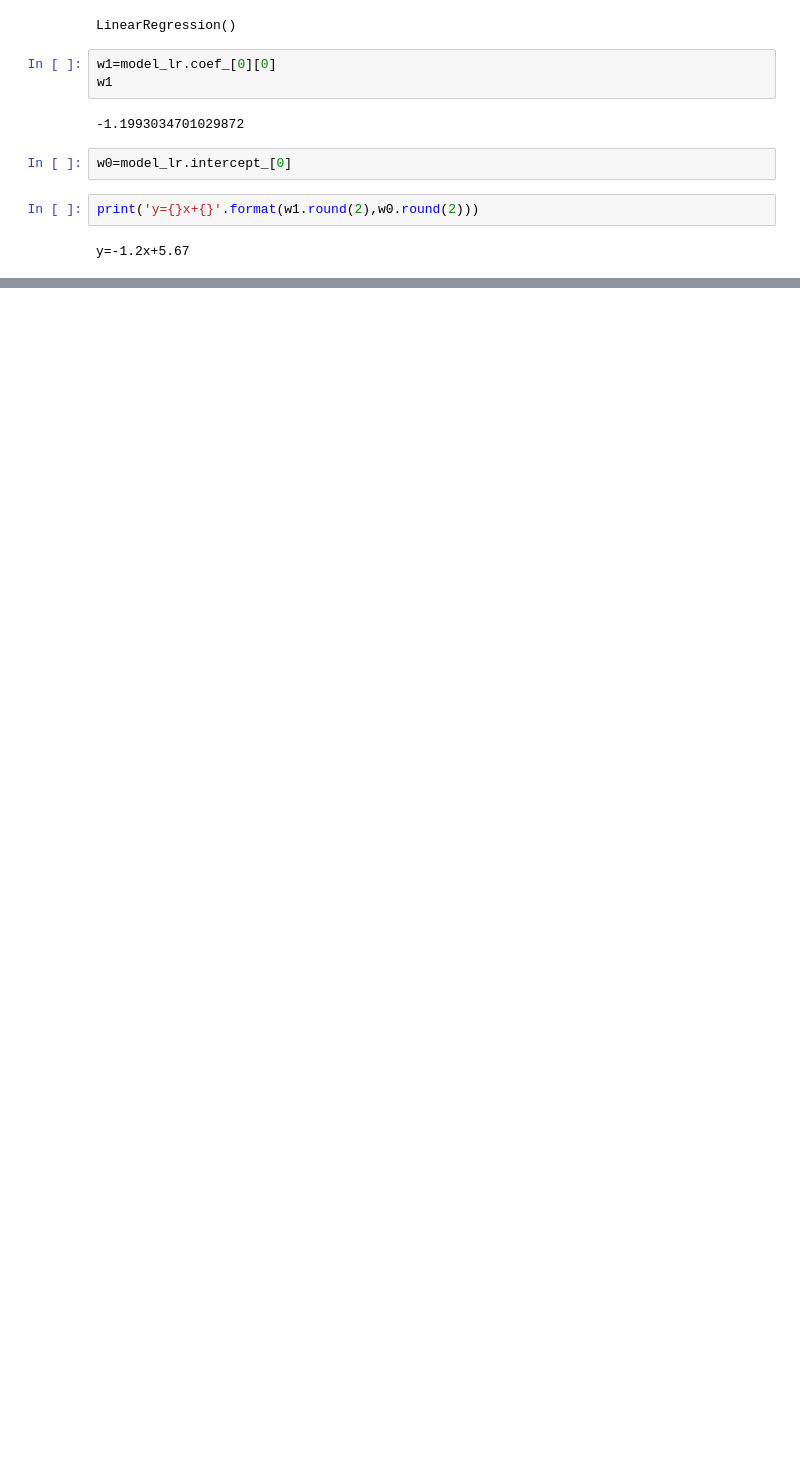
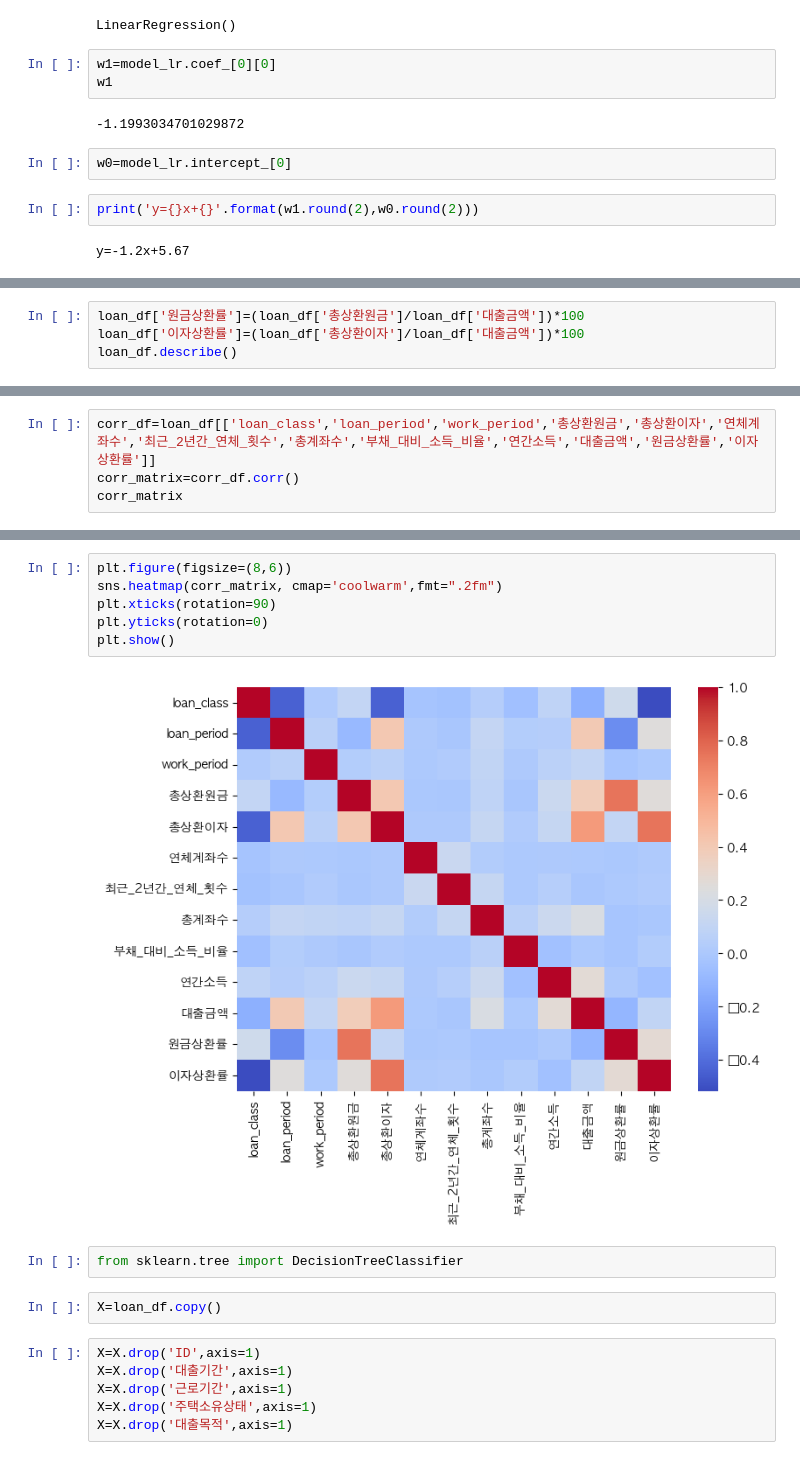
Before and after one commit to persuade39/project, a Jupyter notebook: 고객대출등급.ipynb, the cells around one changed output, grey strips where cells are left out. Drawn from its saved outputs; the diff is of its cells as text; blank space fills up the shorter version.

```diff
--- a/고객대출등급.ipynb
+++ b/고객대출등급.ipynb
@@ -265,0 +311,4 @@ y=-1.2x+5.67
+# %%
+loan_df['원금상환률']=(loan_df['총상환원금']/loan_df['대출금액'])*100
+loan_df['이자상환률']=(loan_df['총상환이자']/loan_df['대출금액'])*100
+loan_df.describe()
@@ -265,0 +327,4 @@ y=-1.2x+5.67
+# %%
+corr_df=loan_df[['loan_class','loan_period','work_period','총상환원금','총상환이자','연체계좌수','최근_2년간_연체_횟수','총계좌수','부채_대비_소득_비율','연간소득','대출금액','원금상환률','이자상환률']]
+corr_matrix=corr_df.corr()
+corr_matrix
@@ -265,0 +346,18 @@ y=-1.2x+5.67
+# %%
+plt.figure(figsize=(8,6))
+sns.heatmap(corr_matrix, cmap='coolwarm',fmt=".2fm")
+plt.xticks(rotation=90)
+plt.yticks(rotation=0)
+plt.show()
+# %% [output]
+[figure, added]
+# %%
+from sklearn.tree import DecisionTreeClassifier
+# %%
+X=loan_df.copy()
+# %%
+X=X.drop('ID',axis=1)
+X=X.drop('대출기간',axis=1)
+X=X.drop('근로기간',axis=1)
+X=X.drop('주택소유상태',axis=1)
+X=X.drop('대출목적',axis=1)
```
Also changed, not shown: parts of 17 cells of this notebook.
